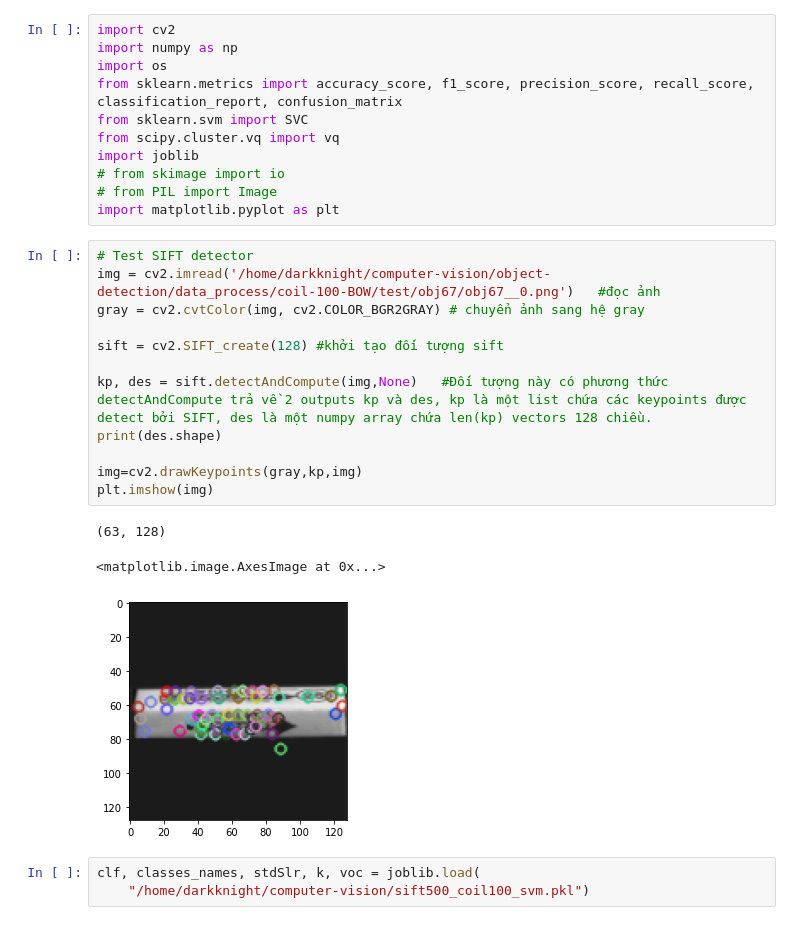
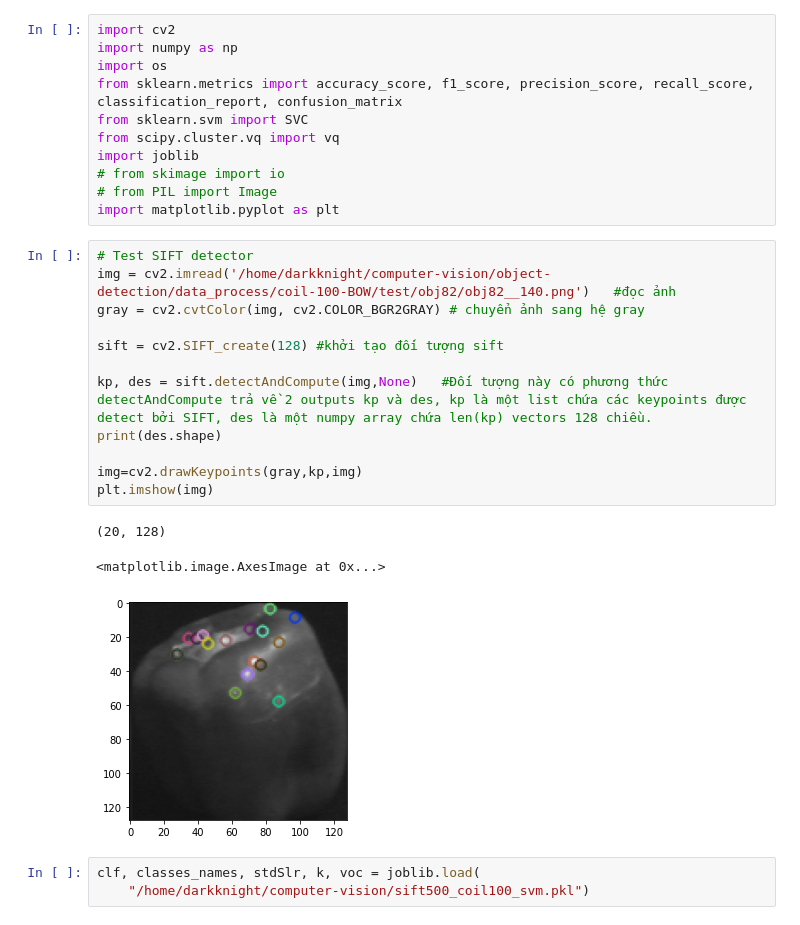
Before and after one commit to thanglong2000pro/Object_Classification_BOW, a Jupyter notebook: object-detection/test.ipynb, the cells around one changed output. Saved outputs shown, nothing was run; the diff lists cells and outputs as text.

```diff
--- a/object-detection/test.ipynb
+++ b/object-detection/test.ipynb
@@ -11,20 +11,20 @@ import joblib
 import matplotlib.pyplot as plt
 # %%
 # Test SIFT detector
-img = cv2.imread('/home/darkknight/computer-vision/object-detection/data_process/coil-100-BOW/test/obj67/obj67__0.png')   #đọc ảnh
+img = cv2.imread('/home/darkknight/computer-vision/object-detection/data_process/coil-100-BOW/test/obj82/obj82__140.png')   #đọc ảnh
 gray = cv2.cvtColor(img, cv2.COLOR_BGR2GRAY) # chuyển ảnh sang hệ gray
 
 sift = cv2.SIFT_create(128) #khởi tạo đối tượng sift
 
 kp, des = sift.detectAndCompute(img,None)   #Đối tượng này có phương thức detectAndCompute trả về 2 outputs kp và des, kp là một list chứa các keypoints được detect bởi SIFT, des là một numpy array chứa len(kp) vectors 128 chiều.
 print(des.shape)
 
 img=cv2.drawKeypoints(gray,kp,img)
 plt.imshow(img)
 # %% [output]
-(63, 128)
+(20, 128)
 <matplotlib.image.AxesImage at 0x...>
-[figure, old version]
+[figure, new version]
 # %%
 clf, classes_names, stdSlr, k, voc = joblib.load(
     "/home/darkknight/computer-vision/sift500_coil100_svm.pkl")
```
Also changed, not shown: parts of 12 cells of this notebook, 3 other files.
